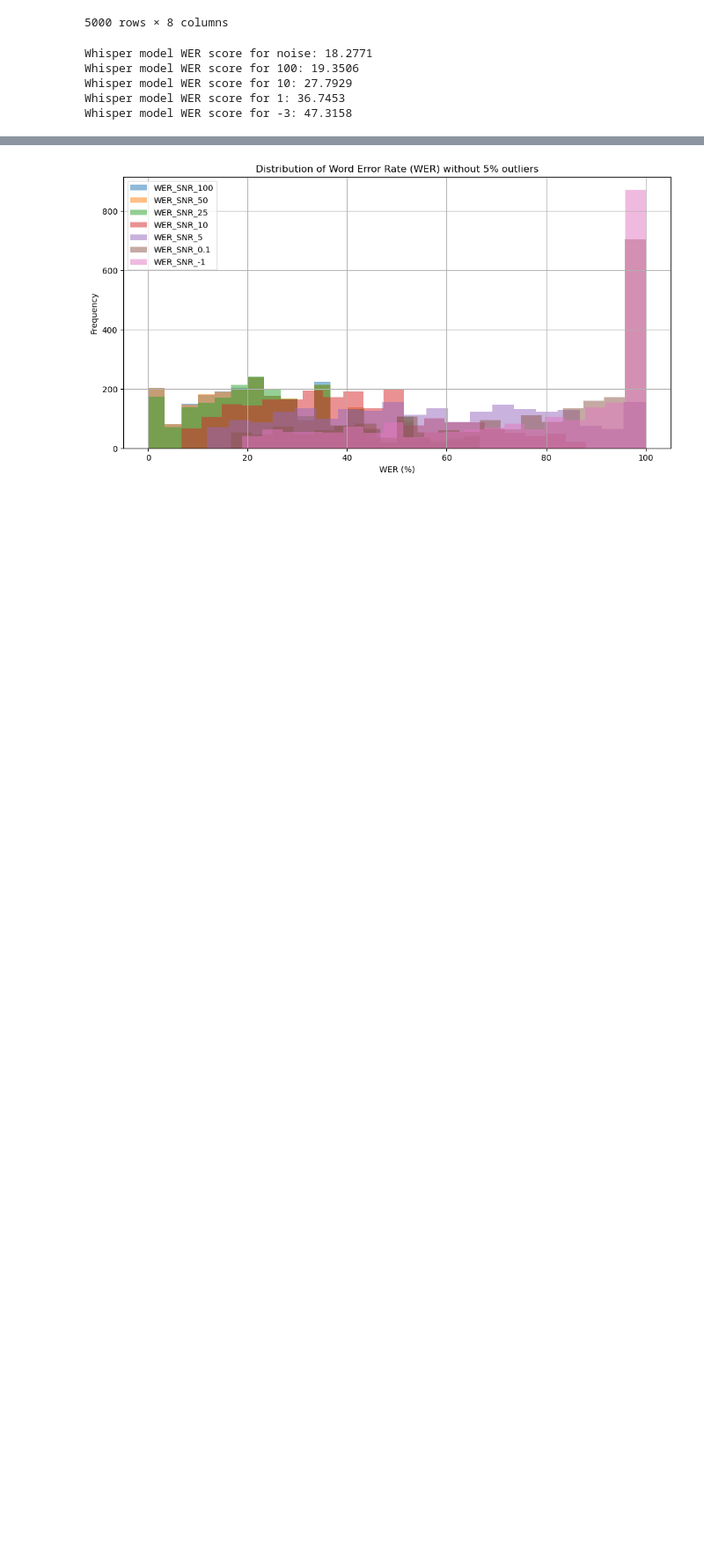
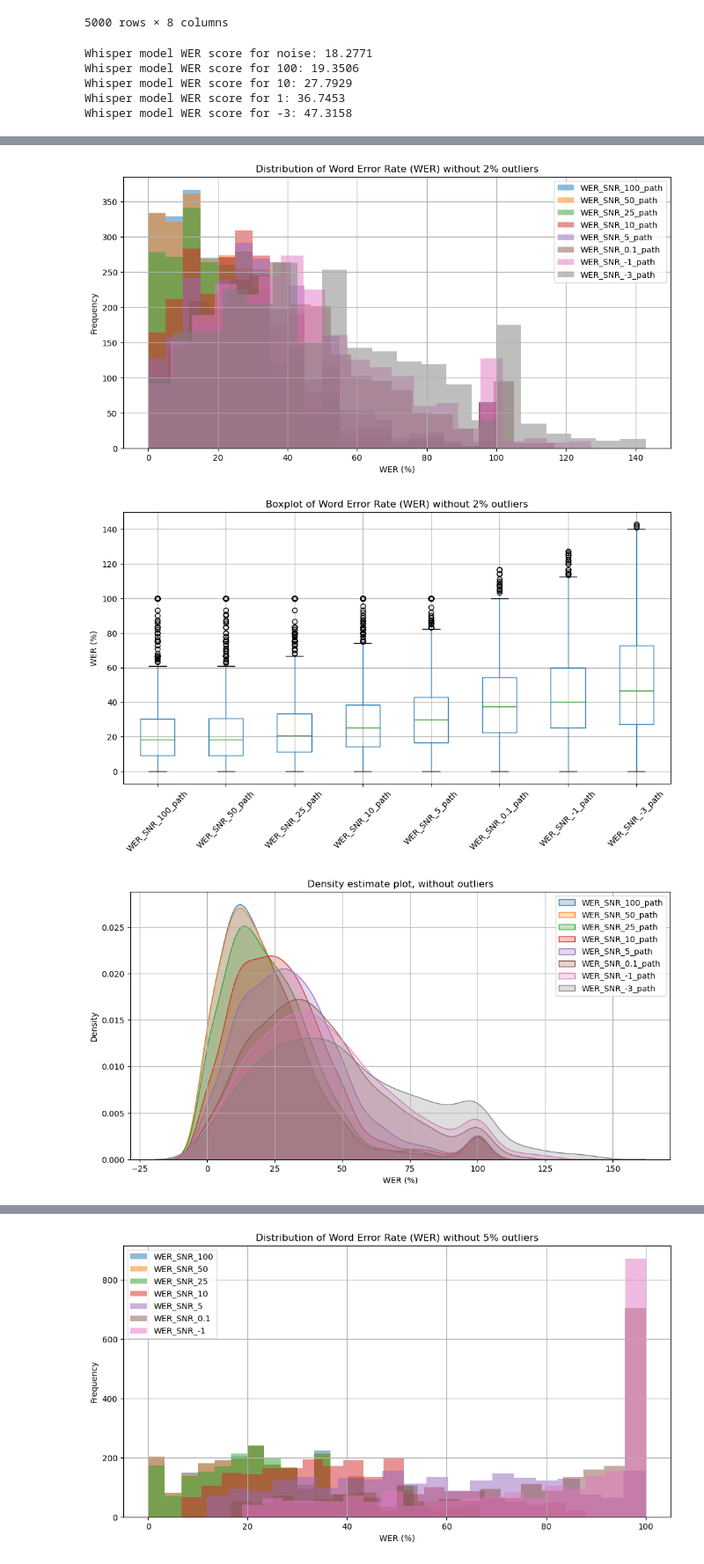
Before and after one commit to eryk0wski/ASR-SNR-Research, a Jupyter notebook: testing_evaluation.ipynb, the cells around one changed output, grey strips where cells are left out. Shown: that part at 88% size. Drawn from its saved outputs; the diff is of its cells as text; code cells hidden in the pictures; blank space fills up the shorter version.

```diff
--- a/testing_evaluation.ipynb
+++ b/testing_evaluation.ipynb
@@ -137,2 +217,3 @@ Whisper model WER score for -3: 47.3158
 # %%
-df_audio = pd.read_parquet('./data/parquets/Whisper_SNR_WER.gzip')
+df_whisper_large = pd.read_parquet('./data/parquets/Whisper_SNR_WER.gzip')
+df_whisper_large
@@ -173,0 +282,11 @@ Whisper model WER score for SNR_-10: 98.1438
+# %%
+pd.set_option('display.max_columns', None)
+pd.set_option('display.expand_frame_repr', False)
+pd.set_option('display.precision', 4)
+
+wer_columns = ['WER_SNR_100_path','WER_SNR_50_path','WER_SNR_25_path','WER_SNR_10_path','WER_SNR_5_path','WER_SNR_0.1_path','WER_SNR_-1_path','WER_SNR_-3_path']
+# Group by noise_class and compute statistics for each group
+wer_by_noise_class = df_whisper_large.groupby('noise_class')[wer_columns].describe()
+
+print("\nWord Error Rate statistics by noise class:")
+print(wer_by_noise_class)
@@ -174 +310,10 @@ Whisper model WER score for SNR_-10: 98.1438
+# %%
+filtered_wer_values = df_whisper_large[wer_columns].apply(lambda x: x[(x >= x.quantile(0.02)) & (x <= x.quantile(0.98))])
+histogram_plotting(filtered_wer_values,wer_columns,'Distribution of Word Error Rate (WER) without 2% outliers')
+boxplot_plotting(filtered_wer_values,'Boxplot of Word Error Rate (WER) without 2% outliers')
+kde_plotting(filtered_wer_values,wer_columns,'Density estimate plot, without outliers')
+# %% [output]
+[figure, added]
+[figure, added]
+[figure, added]
 # %% [markdown]
```
Also changed, not shown: parts of 42 cells of this notebook, 19 other files.
